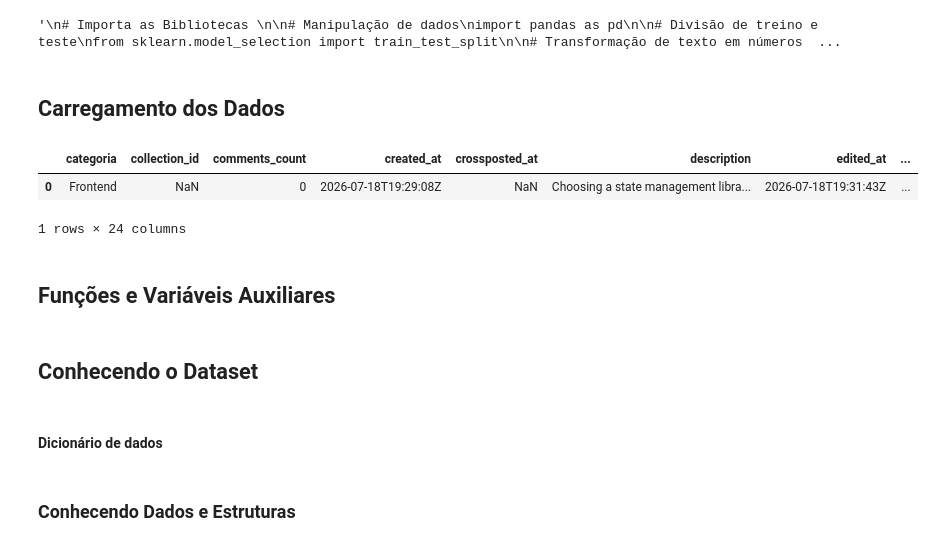
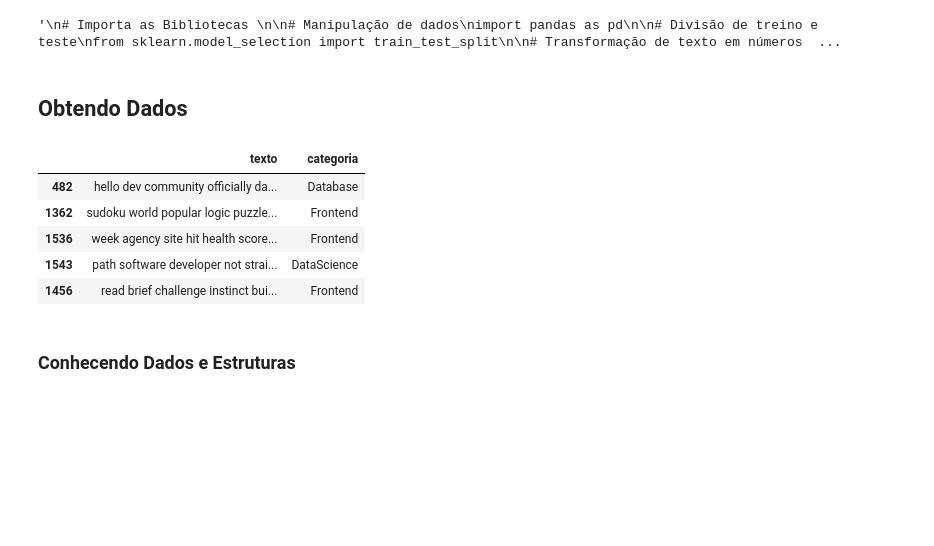
Before and after one commit to No-Country-simulation/g9-br-techmind-team10, a Jupyter notebook: datascience/notebooks/techmind.ipynb, the cells around one changed output. Saved outputs shown, nothing was run; the diff lists cells and outputs as text; code cells hidden in the pictures; blank space fills up the shorter version.

```diff
--- a/datascience/notebooks/techmind.ipynb
+++ b/datascience/notebooks/techmind.ipynb
@@ -58,18 +67,15 @@ from joblib import dump, load
 # %% [output]
 '\n# Importa as Bibliotecas \n\n# Manipulação de dados\nimport pandas as pd\n\n# Divisão de treino e teste\nfrom sklearn.model_selection import train_test_split\n\n# Transformação de texto em números  ...
 # %% [markdown]
-## Carregamento dos Dados
+## Obtendo Dados
 # %%
 # Carregando dados
-df = pd.read_csv('../dados/base_artigos_en.csv')
-df.head(1)
+df = pd.read_csv('../dados/base_techmind.csv')
+df.sample(5)
 # %% [output]
-|  | categoria | collection_id | comments_count | created_at | crossposted_at | description | edited_at | ... |
-| 0 | Frontend | NaN | 0 | 2026-07-18T19:29:08Z | NaN | Choosing a state management libra... | 2026-07-18T19:31:43Z | ... |
+|  | texto | categoria |
+| 482 | hello dev community officially da... | Database |
+| 1362 | sudoku world popular logic puzzle... | Frontend |
+| 1536 | week agency site hit health score... | Frontend |
+| 1543 | path software developer not strai... | DataScience |
+| 1456 | read brief challenge instinct bui... | Frontend |
-1 rows × 24 columns
-# %% [markdown]
-## Funções e Variáveis Auxiliares
-# %% [markdown]
-## Conhecendo o Dataset
-# %% [markdown]
-#### Dicionário de dados
```
Also changed, not shown: parts of 135 cells of this notebook.
